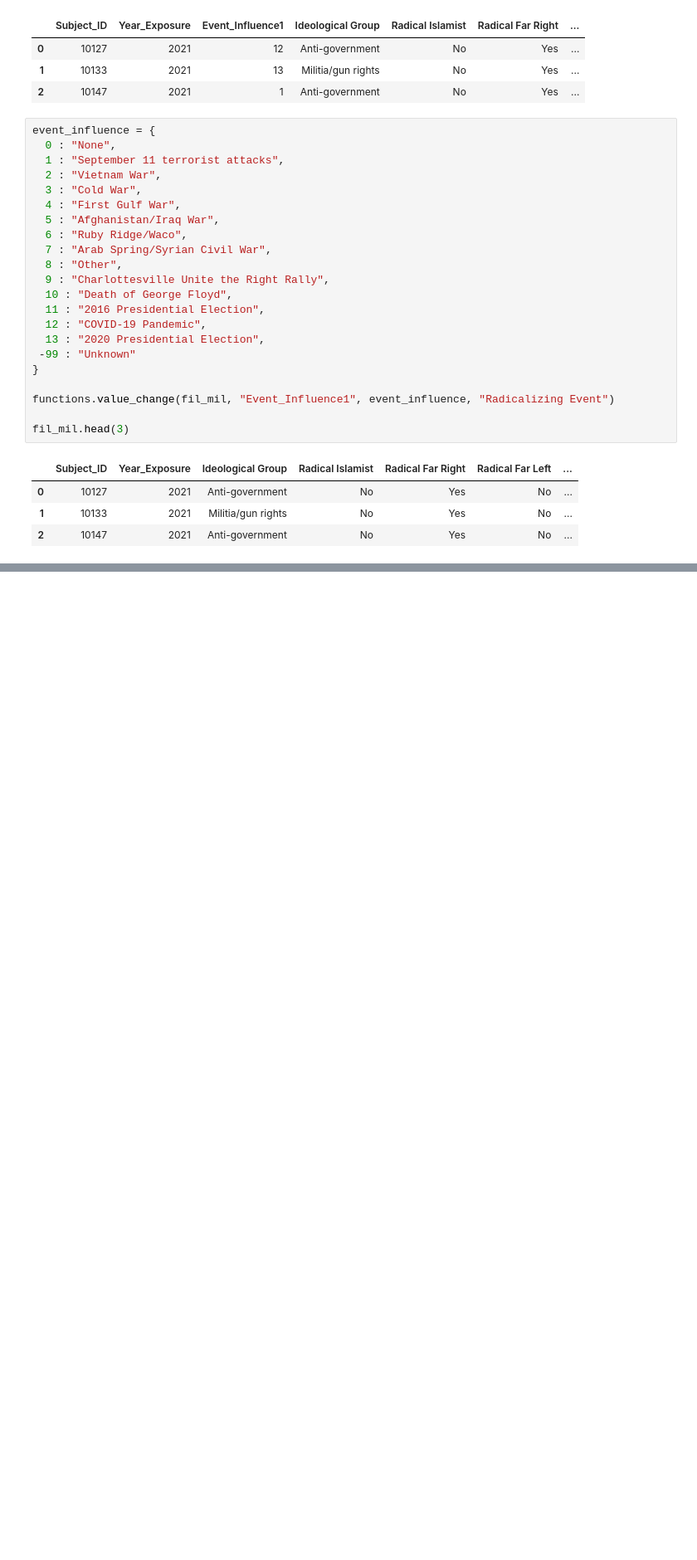
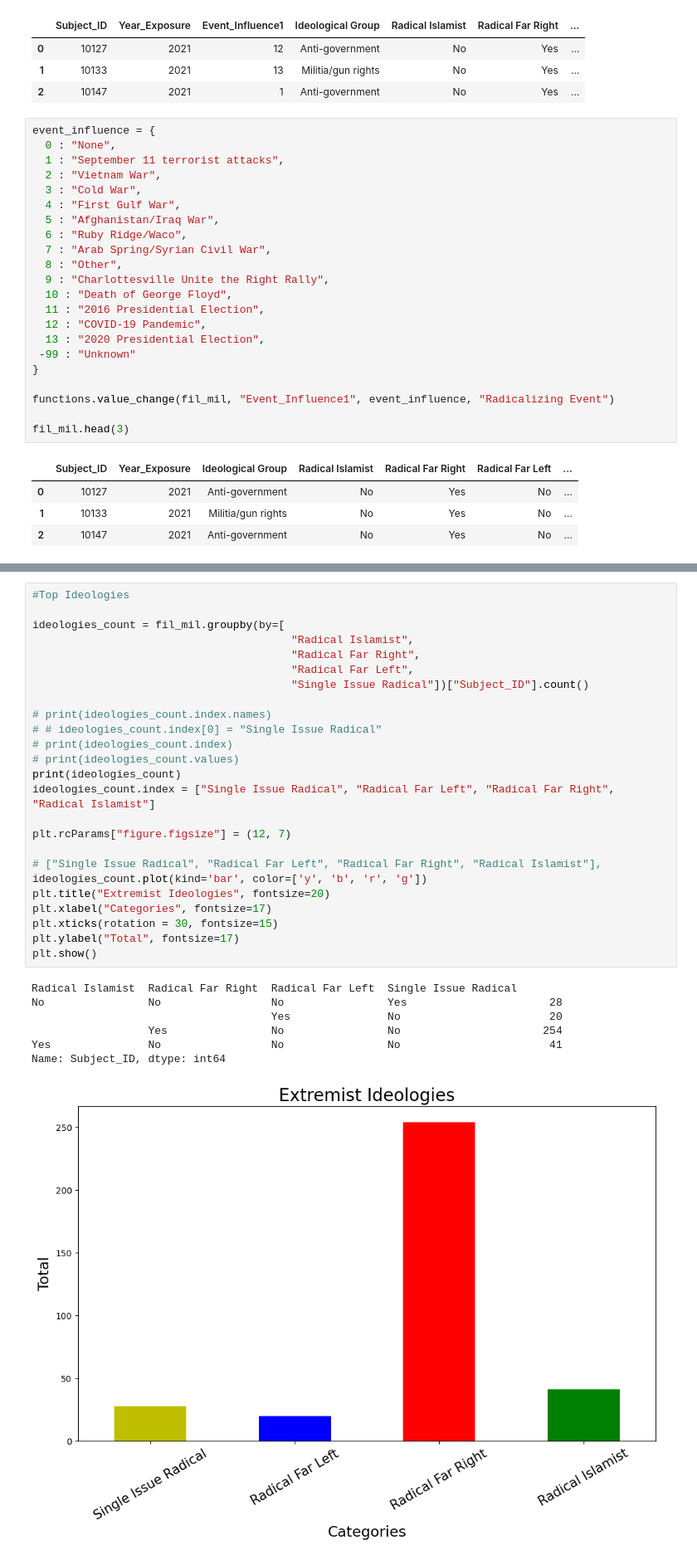
Before and after one commit to mrichburg/extremist_profile_exploration, a Jupyter notebook: notebooks/EDA.ipynb, the cells around one changed output, grey strips where cells are left out. Shown at 83% size. Cells and saved outputs as stored; diff of their text form; blank space fills up the shorter version.

```diff
--- a/notebooks/EDA.ipynb
+++ b/notebooks/EDA.ipynb
@@ -246,0 +265,33 @@ fil_mil.head(3)
+# %%
+#Top Ideologies
+
+ideologies_count = fil_mil.groupby(by=[
+                                        "Radical Islamist",
+                                        "Radical Far Right",
+                                        "Radical Far Left",
+                                        "Single Issue Radical"])["Subject_ID"].count()
+
+# print(ideologies_count.index.names)
+# # ideologies_count.index[0] = "Single Issue Radical"
+# print(ideologies_count.index)
+# print(ideologies_count.values)
+print(ideologies_count)
+ideologies_count.index = ["Single Issue Radical", "Radical Far Left", "Radical Far Right", "Radical Islamist"]
+
+plt.rcParams["figure.figsize"] = (12, 7)
+
+# ["Single Issue Radical", "Radical Far Left", "Radical Far Right", "Radical Islamist"],
+ideologies_count.plot(kind='bar', color=['y', 'b', 'r', 'g'])
+plt.title("Extremist Ideologies", fontsize=20)
+plt.xlabel("Categories", fontsize=17)
+plt.xticks(rotation = 30, fontsize=15)
+plt.ylabel("Total", fontsize=17)
+plt.show()
+# %% [output]
+Radical Islamist  Radical Far Right  Radical Far Left  Single Issue Radical
+No                No                 No                Yes                      28
+                                     Yes               No                       20
+                  Yes                No                No                      254
+Yes               No                 No                No                       41
+Name: Subject_ID, dtype: int64
+[figure, added]
```
Also changed, not shown: parts of 6 cells of this notebook, 5 other files.
